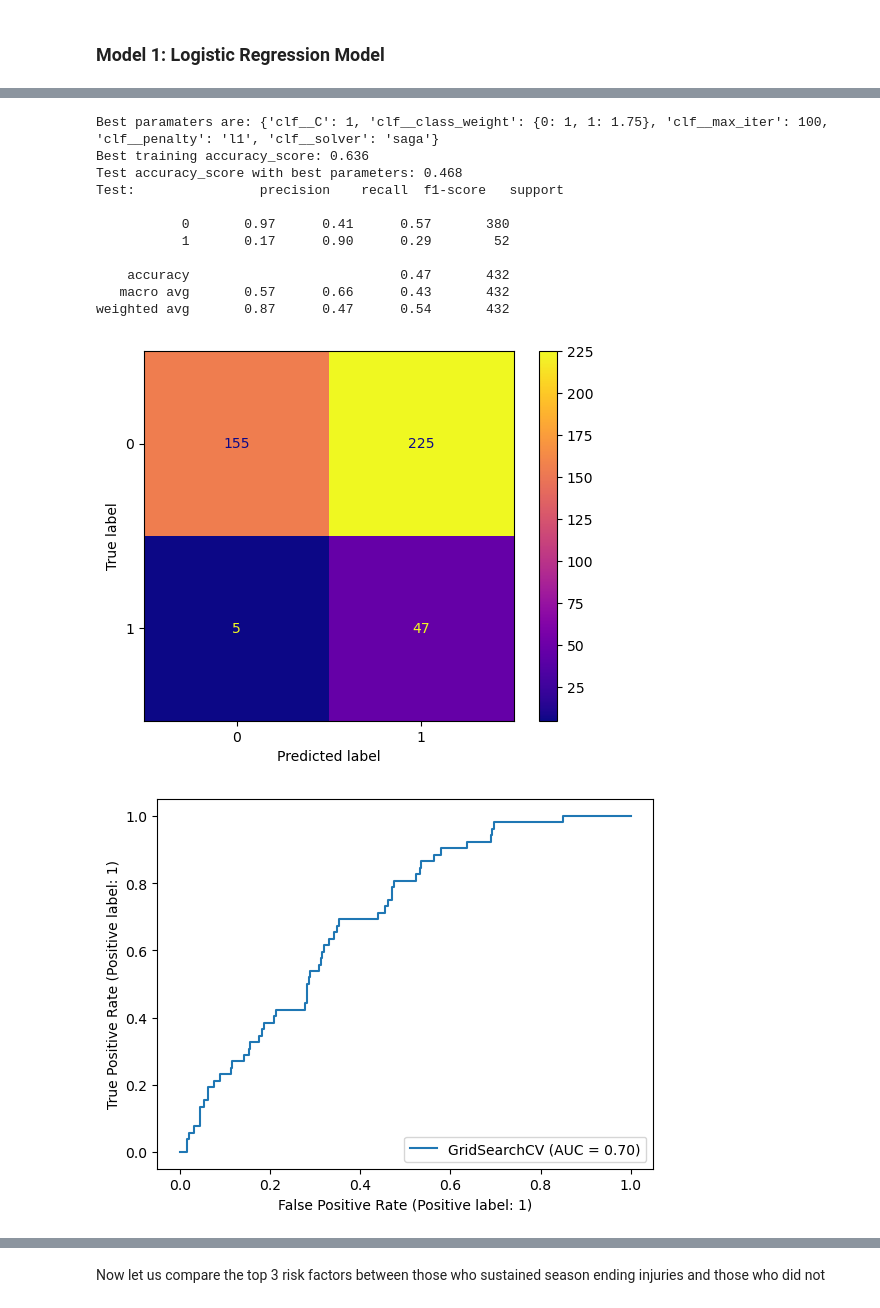
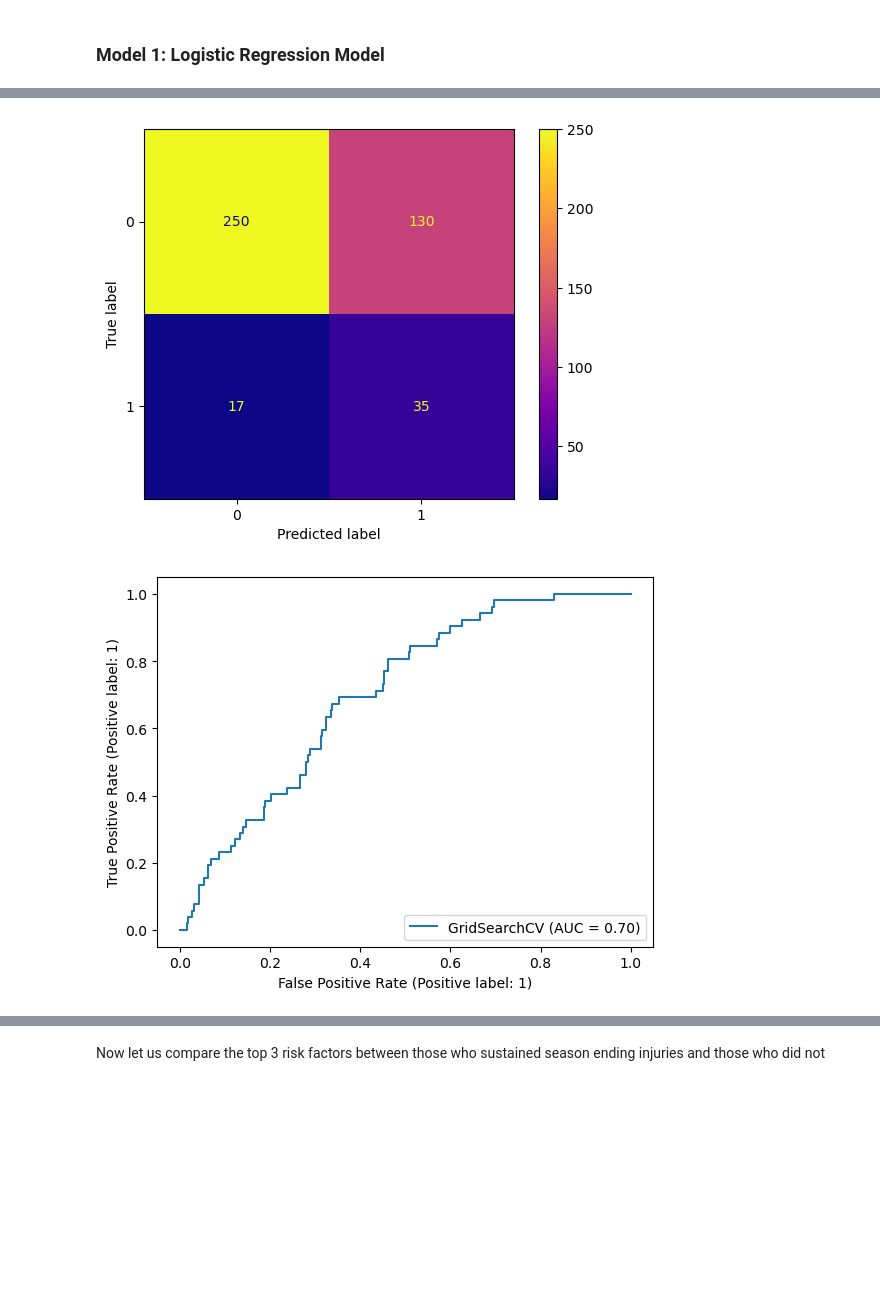
Before and after one commit to RH3421/Reducing_NBA_Injuries, a Jupyter notebook: Main_Notebook.ipynb, the cells around one changed output, grey strips where cells are left out. Drawn from its saved outputs; the diff is of its cells as text; code cells hidden in the pictures; blank space fills up the shorter version.

```diff
--- a/Main_Notebook.ipynb
+++ b/Main_Notebook.ipynb
@@ -347,7 +347,7 @@ Assign X and y values, train_test_split, scale data.
 # Assign X and y.
 y = df_con.out_for_season
 X = df_con[best_features]
-X_train, X_test, y_train, y_test = train_test_split(X, y, stratify=y, test_size=0.10, random_state=22)
+X_train, X_test, y_train, y_test = train_test_split(X, y, stratify=y, test_size=0.1, random_state=22)
 # %% [markdown]
 Assess for high multicollinearity via Variance Inflation Factor (VIF).
 # %%
@@ -482,7 +482,7 @@ def pipe_maker(classifier):
 def gridsearch_maker(pipeline, params):
     return GridSearchCV(estimator=pipeline,
                         param_grid=params,
-                        scoring='accuracy',
+                        scoring='f1',
                         cv=10,
                         n_jobs=-1)
 # %%
@@ -543,11 +543,9 @@ DummyClassification model produces an accuracy of 88%, an f1-score of 0%, and a
 # %%
 # Logistic Regression Model
 pipe_lr = pipe_maker(LogisticRegression)
-grid_params_lr = [{'clf__penalty': ['l1', 'l2', 'elasticnet'],
-                  'clf__solver': ['liblinear', 'saga'],
-                  'clf__C': [1,2,3],
-                  'clf__class_weight':[{0:1,1:1.75},{0:1,1:2.5}],
-                  'clf__max_iter': [100,1000,10000]}]
+grid_params_lr = [{'clf__solver': ['liblinear','saga','lbfgs'],
+                  'clf__C': [.01,.1,1],
+                  'clf__max_iter': [100,200]}]
 gs_lr = gridsearch_maker(pipe_lr, grid_params_lr)
 best_acc(gs_lr)
 # %% [output]
@@ -572,14 +563,3 @@ best_acc(gs_lr)
-Best paramaters are: {'clf__C': 1, 'clf__class_weight': {0: 1, 1: 1.75}, 'clf__max_iter': 100, 'clf__penalty': 'l1', 'clf__solver': 'saga'}
-Best training accuracy_score: 0.636
-Test accuracy_score with best parameters: 0.468
-Test:                precision    recall  f1-score   support
-
-           0       0.97      0.41      0.57       380
-           1       0.17      0.90      0.29        52
-
-    accuracy                           0.47       432
-   macro avg       0.57      0.66      0.43       432
-weighted avg       0.87      0.47      0.54       432
-[figure, old version]
+[figure, new version]
-[figure, old version]
+[figure, new version]
 # %% [markdown]
```
Also changed, not shown: parts of 15 cells of this notebook, 4 other files.
